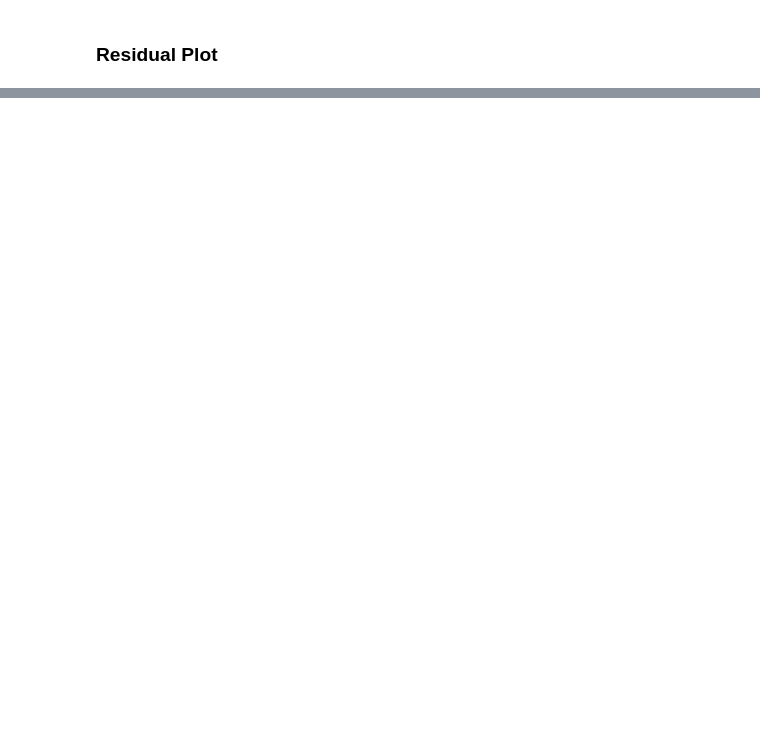
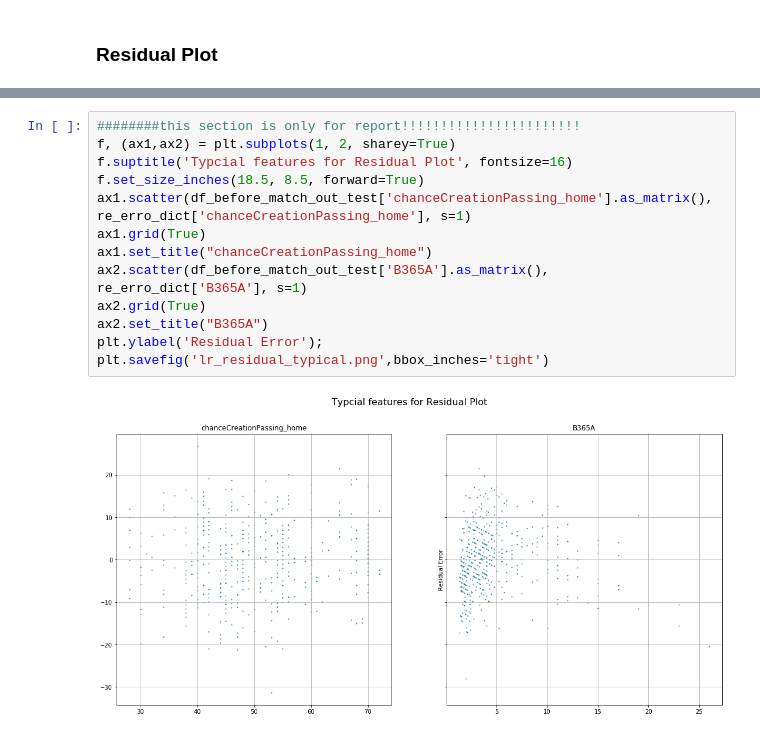
Before and after one commit to ShawnHouCHN/Introduction-to-Machine-Learning-and-Data-Mining-E17, a Jupyter notebook: Project2/Project 2 Regression - Residual.ipynb, the cells around one changed output, grey strips where cells are left out. Saved outputs shown, nothing was run; the diff lists cells and outputs as text; blank space fills up the shorter version.

```diff
--- a/Project2/Project 2 Regression - Residual.ipynb
+++ b/Project2/Project 2 Regression - Residual.ipynb
@@ -192,0 +182,15 @@ plt.show()
+# %%
+########this section is only for report!!!!!!!!!!!!!!!!!!!!!!!
+f, (ax1,ax2) = plt.subplots(1, 2, sharey=True)
+f.suptitle('Typcial features for Residual Plot', fontsize=16)
+f.set_size_inches(18.5, 8.5, forward=True)
+ax1.scatter(df_before_match_out_test['chanceCreationPassing_home'].as_matrix(), re_erro_dict['chanceCreationPassing_home'], s=1)
+ax1.grid(True)
+ax1.set_title("chanceCreationPassing_home")
+ax2.scatter(df_before_match_out_test['B365A'].as_matrix(), re_erro_dict['B365A'], s=1)
+ax2.grid(True)
+ax2.set_title("B365A")
+plt.ylabel('Residual Error');
+plt.savefig('lr_residual_typical.png',bbox_inches='tight')
+# %% [output]
+[figure, added]
```
Also changed, not shown: parts of 14 cells of this notebook.
